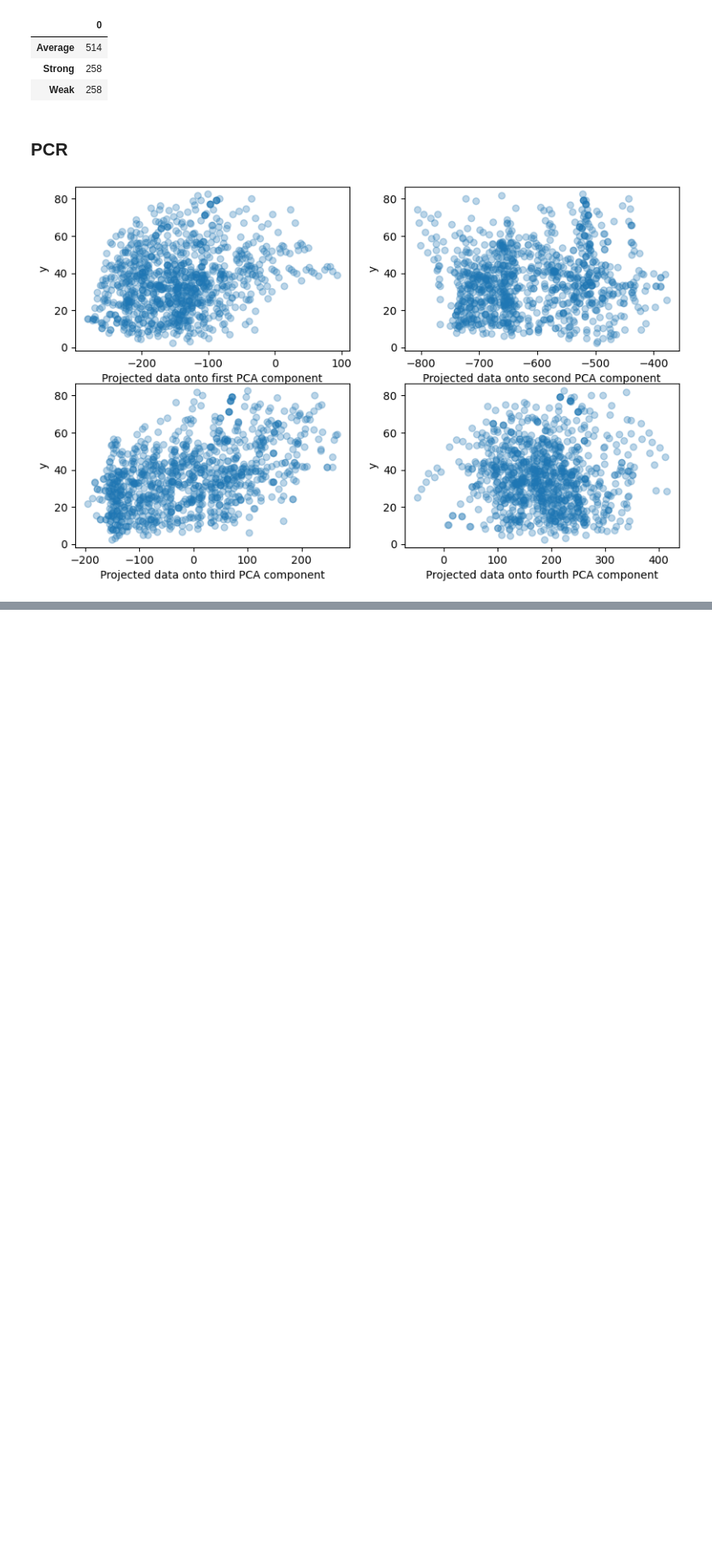
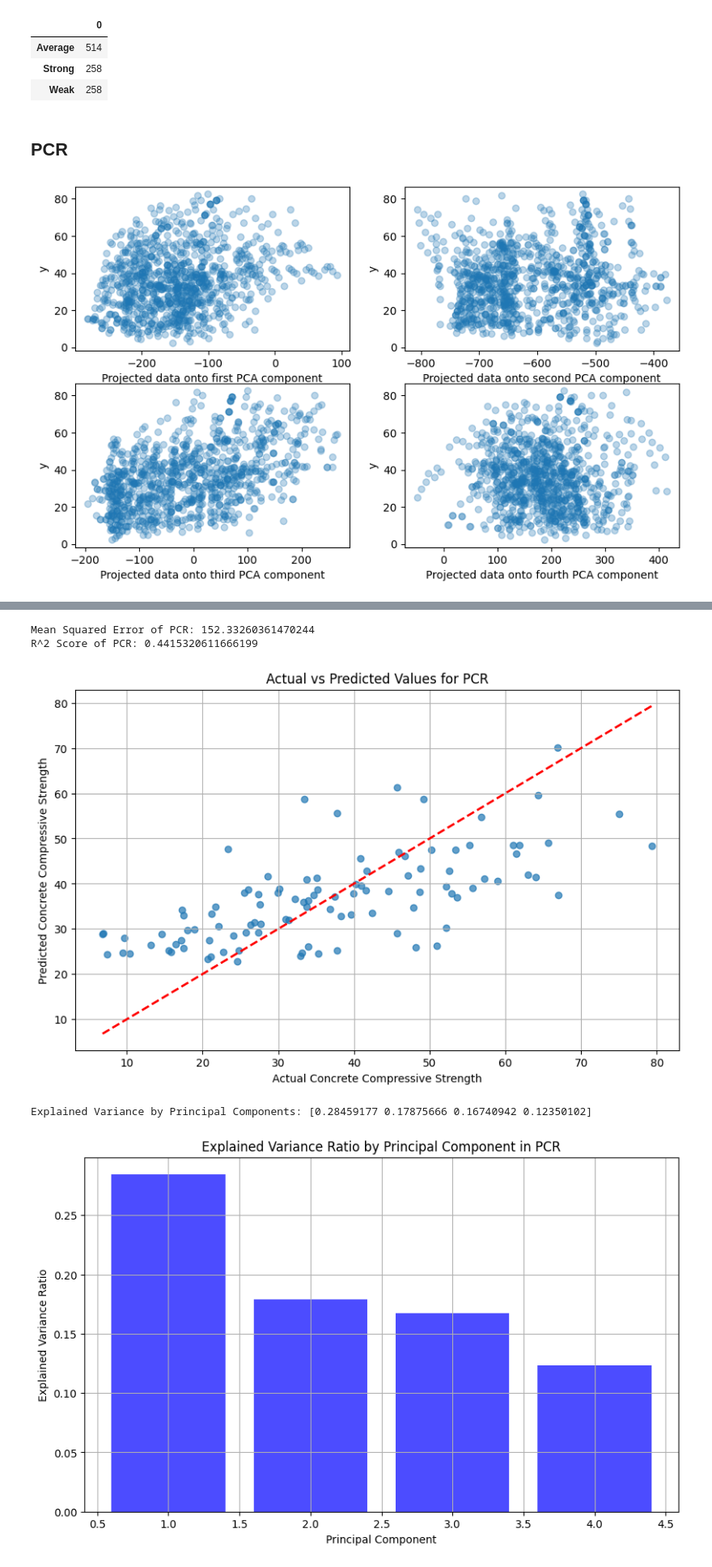
Before and after one commit to oscartq/project-LDA-concrete, a Jupyter notebook: project_PCR.ipynb, the cells around one changed output, grey strips where cells are left out. Shown at 81% size. Cells and saved outputs as stored; diff of their text form; code cells hidden in the pictures; blank space fills up the shorter version.

```diff
--- a/project_PCR.ipynb
+++ b/project_PCR.ipynb
@@ -304,0 +291,60 @@ pcr.predict(X_test)
+# %%
+from sklearn.cross_decomposition import PLSRegression
+from sklearn.decomposition import PCA
+from sklearn.linear_model import LinearRegression
+from sklearn.model_selection import train_test_split
+from sklearn.pipeline import make_pipeline
+from sklearn.preprocessing import StandardScaler
+import matplotlib.pyplot as plt
+import numpy as np
+from sklearn.metrics import mean_squared_error, r2_score
+
+X_train, X_test, y_train, y_test = train_test_split(X, y, test_size=0.1, random_state=0)
+
+pcr = make_pipeline(StandardScaler(), PCA(n_components=4), LinearRegression())
+pcr.fit(X_train, y_train)
+pca = pcr.named_steps["pca"]  # retrieve the PCA step of the pipeline
+
+##GPT
+
+# Predict using the PCR model on the test set
+y_pred = pcr.predict(X_test)
+
+# Calculate the Mean Squared Error (MSE)
+mse = mean_squared_error(y_test, y_pred)
+print(f"Mean Squared Error of PCR: {mse}")
+
+# Calculate R^2 Score
+r2 = r2_score(y_test, y_pred)
+print(f"R^2 Score of PCR: {r2}")
+
+# Plot Actual vs Predicted Values
+plt.figure(figsize=(10, 6))
+plt.scatter(y_test, y_pred, alpha=0.7)
+plt.plot([y_test.min(), y_test.max()], [y_test.min(), y_test.max()], color='red', linestyle='--', linewidth=2)
+plt.xlabel('Actual Concrete Compressive Strength')
+plt.ylabel('Predicted Concrete Compressive Strength')
+plt.title('Actual vs Predicted Values for PCR')
+plt.grid(True)
+plt.savefig(f"figures/PCR_predictions.png")
+plt.show()
+
+# Explained Variance by Principal Components
+explained_variance = pca.explained_variance_ratio_
+print(f"Explained Variance by Principal Components: {explained_variance}")
+
+# Plot the Explained Variance Ratio for each Principal Component
+plt.figure(figsize=(10, 6))
+plt.bar(range(1, len(explained_variance) + 1), explained_variance, alpha=0.7, color='b')
+plt.xlabel('Principal Component')
+plt.ylabel('Explained Variance Ratio')
+plt.title('Explained Variance Ratio by Principal Component in PCR')
+plt.grid(True)
+plt.savefig(f"figures/PCR_Explained_variance.png")
+plt.show()
+# %% [output]
+Mean Squared Error of PCR: 152.33260361470244
+R^2 Score of PCR: 0.4415320611666199
+[figure, added]
+Explained Variance by Principal Components: [0.28459177 0.17875666 0.16740942 0.12350102]
+[figure, added]
```
Also changed, not shown: parts of 5 cells of this notebook, 17 other files.
